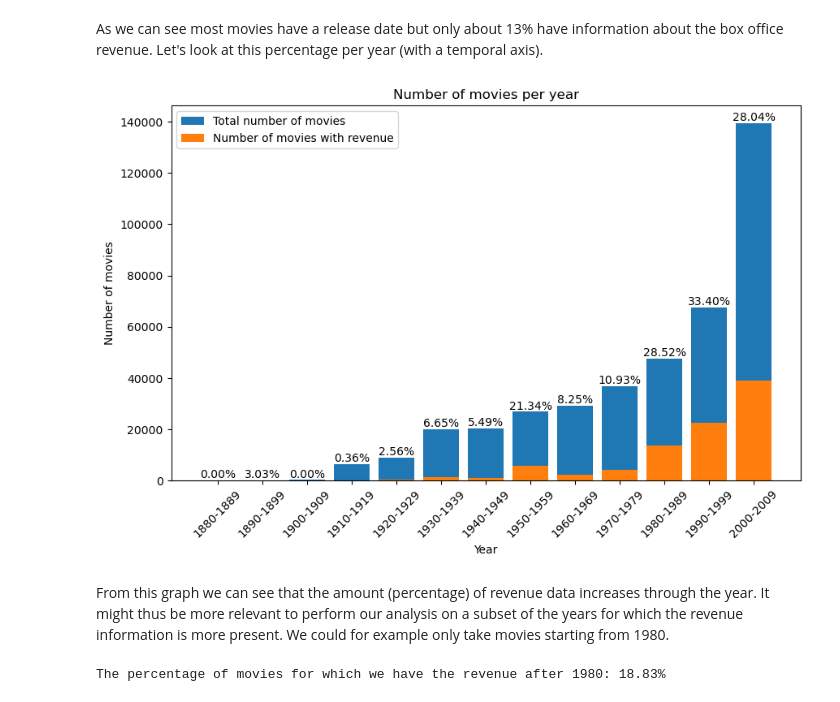
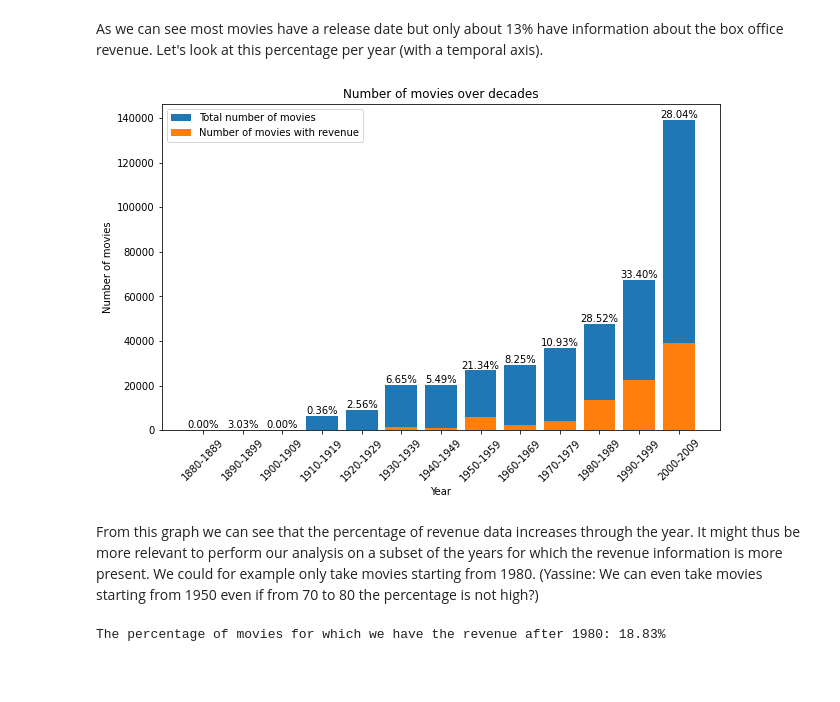
Before and after one commit to epfl-ada/ada-2023-project-pinacolada23, a Jupyter notebook: Notebook_rendu.ipynb, the cells around one changed output. Drawn from its saved outputs; the diff is of its cells as text; code cells hidden in the pictures; blank space fills up the shorter version.

```diff
--- a/Notebook_rendu.ipynb
+++ b/Notebook_rendu.ipynb
@@ -140,36 +131,37 @@ nb_movies_per_interval = intervals.value_counts().sort_index()
 
 # For movies with the revenue
 character_movies_filtered_revenue = character_movies_filtered.dropna(subset='revenue')
 intervals_revenue = pd.cut(character_movies_filtered_revenue['year'], bins=range(1880, 2016, 10), right=False)
 nb_movies_per_interval_revenue = intervals_revenue.value_counts().sort_index()
 
 plt.figure(figsize=(10, 6))
 
 # Plot bar plot of number of movies per year
 tot_bar=plt.bar([f'{b.left}-{b.right-1}' for b in nb_movies_per_interval.index],
                 nb_movies_per_interval.values, label='Total number of movies')
 revenue_bar=plt.bar([f'{b.left}-{b.right-1}' for b in nb_movies_per_interval_revenue.index],
                     nb_movies_per_interval_revenue.values, label='Number of movies with revenue')
 
-plt.title('Number of movies per year')
+plt.title('Number of movies over decades')
 plt.xlabel('Year')
 plt.ylabel('Number of movies')
 plt.tick_params(axis='x', rotation=45)
 plt.legend()
 
+# TODO Yassine : maybe put this in a helper fnction?????
 # Add the percentage on top of each bar
 for i, tot_bar in enumerate(tot_bar):
     height_tot_bar = tot_bar.get_height()
     height_revenue_bar = revenue_bar[i].get_height()
     percent = height_revenue_bar/height_tot_bar *100
     plt.text(tot_bar.get_x() + tot_bar.get_width() / 2, height_tot_bar + 5,
              f'{percent:.2f}%', ha='center', va='bottom')
 
 # Show graph
 plt.show()
 # %% [output]
-[figure, old version]
+[figure, new version]
 # %% [markdown]
-From this graph we can see that the amount (percentage) of revenue data increases through the year. It might thus be more relevant to perform our analysis on a subset of the years for which the revenue information is more present. We could for example only take movies starting from 1980.
+From this graph we can see that the percentage of revenue data increases through the year. It might thus be more relevant to perform our analysis on a subset of the years for which the revenue information is more present. We could for example only take movies starting from 1980. (Yassine: We can even take movies starting from 1950 even if from 70 to 80 the percentage is not high?)
 # %%
 # Remove all movies that where released before 1980
```
Also changed, not shown: parts of 9 cells of this notebook, 2 other files.
